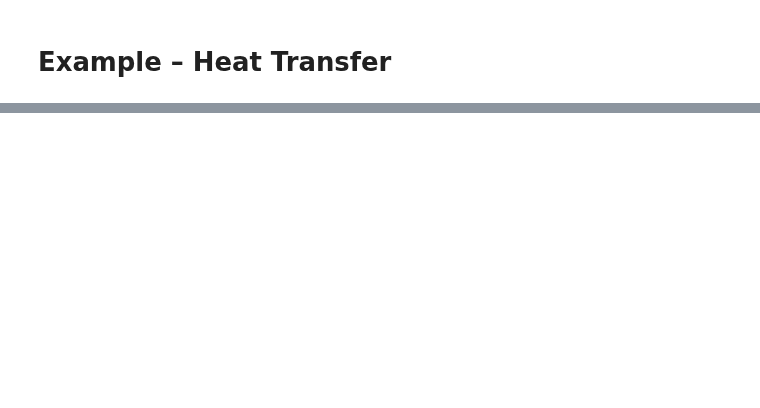
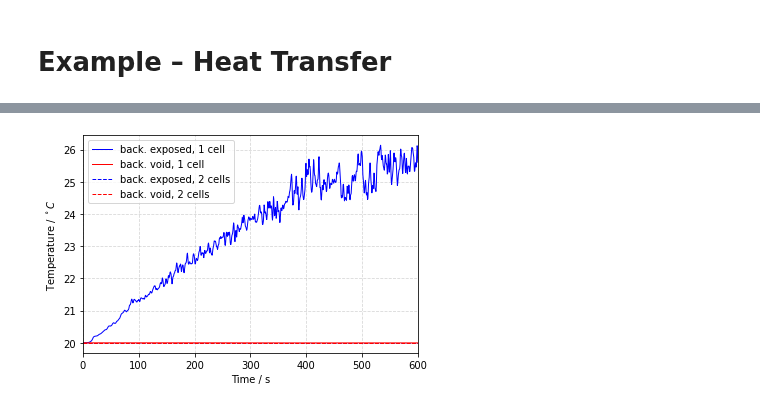
Before and after one commit to FireDynamics/LectureFireSimulation, a Jupyter notebook: book/content/modelling/06_heat_transfer/02_heat_transfer_example.ipynb, the cells around one changed output, grey strips where cells are left out. Cells and saved outputs as stored; diff of their text form; code cells hidden in the pictures; blank space fills up the shorter version.

```diff
--- a/book/content/modelling/06_heat_transfer/02_heat_transfer_example.ipynb
+++ b/book/content/modelling/06_heat_transfer/02_heat_transfer_example.ipynb
@@ -824,0 +272,24 @@ Checking grid convergence for a device with quantity `TEMPERATURE` at XYZ (0, 0,
+# %%
+data_root = root + 'data/heat_transfer/HeatTransfer_2_2'
+sim = fdsreader.Simulation(data_root)
+time = sim.devices['Time'].data
+exposed_temp_1cell = sim.devices['exposed_temp'].data
+void_temp_1cell = sim.devices['void_temp'].data
+data_root = root + 'data/heat_transfer/HeatTransfer_2_3'
+sim = fdsreader.Simulation(data_root)
+exposed_temp_2cell = sim.devices['exposed_temp'].data
+void_temp_2cell = sim.devices['void_temp'].data
+
+plt.plot(time, exposed_temp_1cell, label="back. exposed, 1 cell", color='blue')
+plt.plot(time, void_temp_1cell, label="back. void, 1 cell", color='red')
+plt.plot(time, exposed_temp_2cell, label="back. exposed, 2 cells", color='blue', linestyle='--')
+plt.plot(time, void_temp_2cell, label="back. void, 2 cells", color='red', linestyle='--')
+
+plt.xlabel("Time / s")
+plt.ylabel("Temperature / $^\circ C$")
+plt.xlim(0,600)
+plt.legend(loc='best')
+plt.grid(linestyle='--', alpha=0.5)
+plt.savefig('figs/two_cell_problem.svg', bbox_inches='tight')
+# %% [output]
+[figure, added]
```
Also changed, not shown: parts of 66 cells of this notebook.
